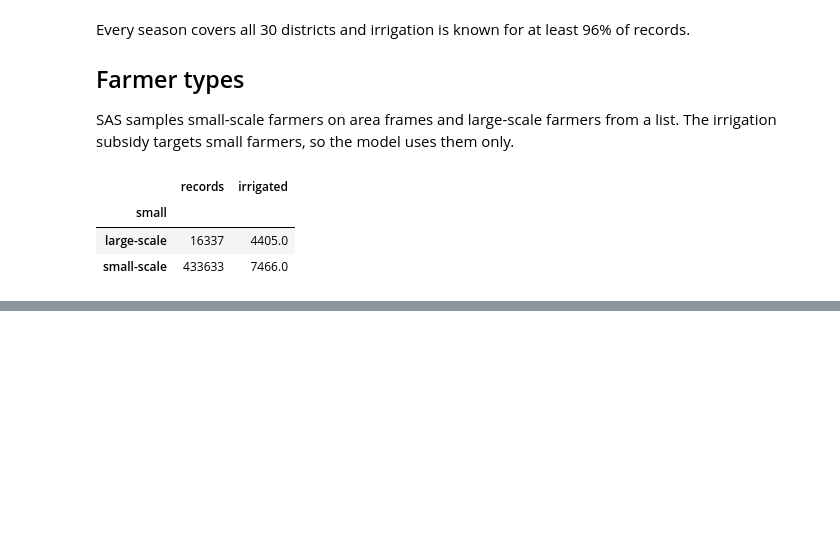
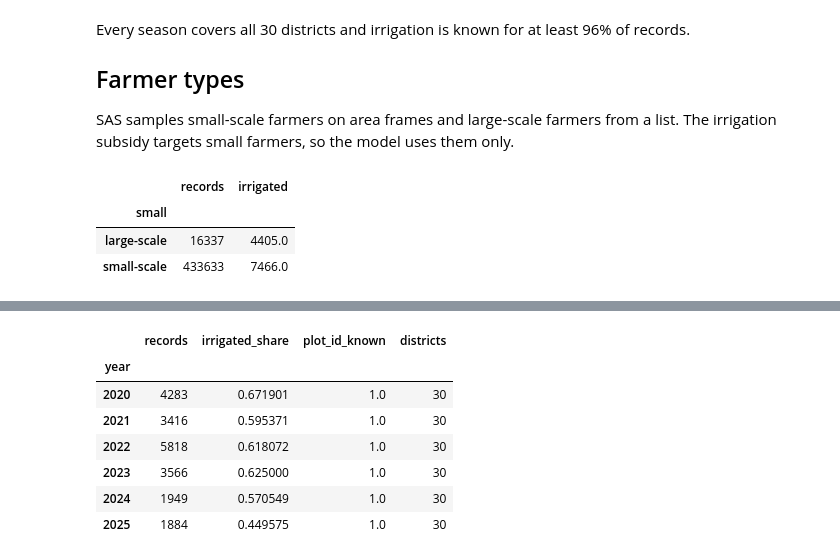
Before and after one commit to thepreakerebi/kuhira, a Jupyter notebook: notebooks/01_harmonize_sas.ipynb, the cells around one changed output, grey strips where cells are left out. Drawn from its saved outputs; the diff is of its cells as text; code cells hidden in the pictures; blank space fills up the shorter version.

```diff
--- a/notebooks/01_harmonize_sas.ipynb
+++ b/notebooks/01_harmonize_sas.ipynb
@@ -68,0 +74,14 @@ plots.groupby("small").agg(records=("crop", "size"), irrigated=("irrigated", "su
+# %%
+dry = harmonize_all(seasons="C")
+dry.to_parquet(INTERIM / "plots_C.parquet")
+dry.groupby("year").agg(records=("crop", "size"), irrigated_share=("irrigated", "mean"),
+                        plot_id_known=("plot", lambda s: s.notna().mean()), districts=("district", "nunique"))
+# %% [output]
+|  | records | irrigated_share | plot_id_known | districts |
+| year |  |  |  |  |
+| 2020 | 4283 | 0.671901 | 1.0 | 30 |
+| 2021 | 3416 | 0.595371 | 1.0 | 30 |
+| 2022 | 5818 | 0.618072 | 1.0 | 30 |
+| 2023 | 3566 | 0.625000 | 1.0 | 30 |
+| 2024 | 1949 | 0.570549 | 1.0 | 30 |
+| 2025 | 1884 | 0.449575 | 1.0 | 30 |
```
Also changed, not shown: parts of 1 cell of this notebook, 12 other files.
